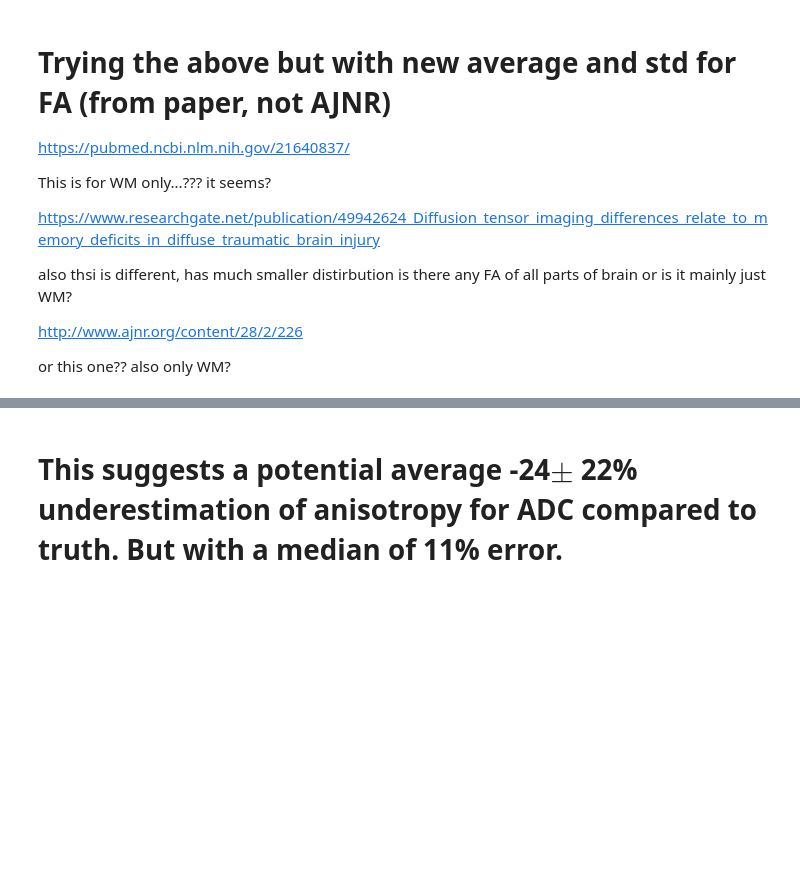
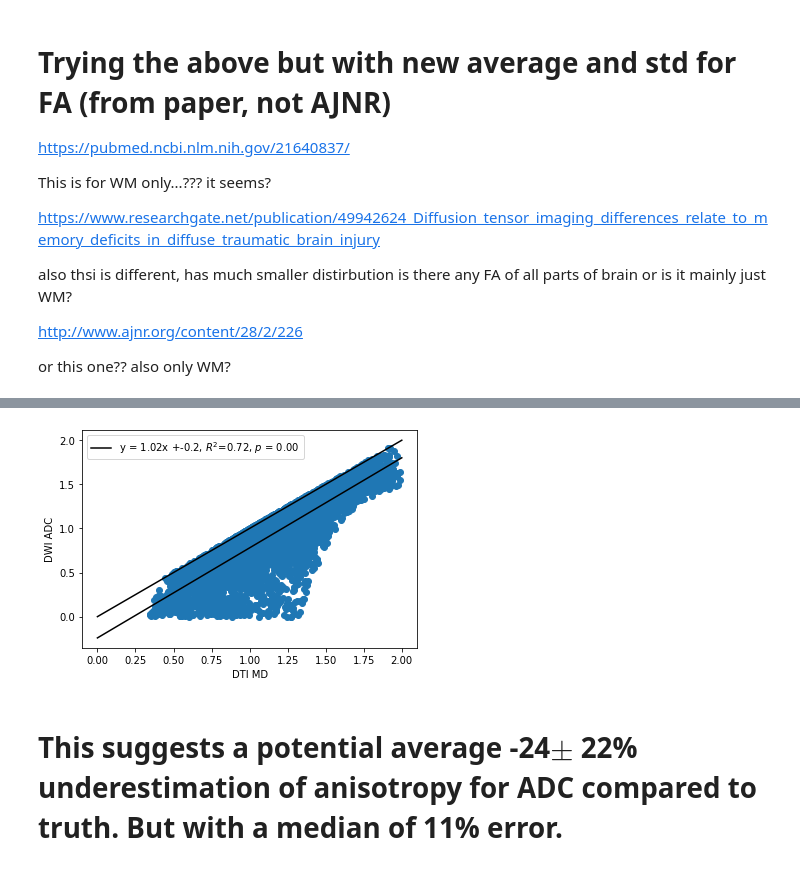
Before and after one commit to miramliu/Dissertation_Code, a Jupyter notebook: ADCvDTI_Simulations.ipynb, the cells around one changed output, grey strips where cells are left out. Drawn from its saved outputs; the diff is of its cells as text; code cells hidden in the pictures; blank space fills up the shorter version.

```diff
--- a/ADCvDTI_Simulations.ipynb
+++ b/ADCvDTI_Simulations.ipynb
@@ -561,3 +551,16 @@ Absolute Difference stats:  0.22059697382515484 0.2230941659256725
+# %%
+pl.scatter(DTI_all,ADC_all)
+x = np.linspace(0,2)
+pl.plot(x,x,color = 'black')
+pl.xlabel('DTI MD')
+pl.ylabel('DWI ADC')
+slope, intercept, r_value, p_value, std_err = scipy.stats.linregress(DTI_all,ADC_all)
+r_value2 = r_value**2
+pl.plot(x,func(x,slope,intercept),label = f'y = {slope:.2f}x +{intercept: .1f}, $R^2$={r_value2:.2f}, $p$ = {p_value:.2f}',color = 'black')
+pl.legend()
+pl.show()
+# %% [output]
+[figure, added]
 # %% [markdown]
 # This suggests a potential average -24$\pm$ 22% underestimation of anisotropy for ADC compared to truth. But with a median of 11% error.
 # %%
```
Also changed, not shown: parts of 6 cells of this notebook.
